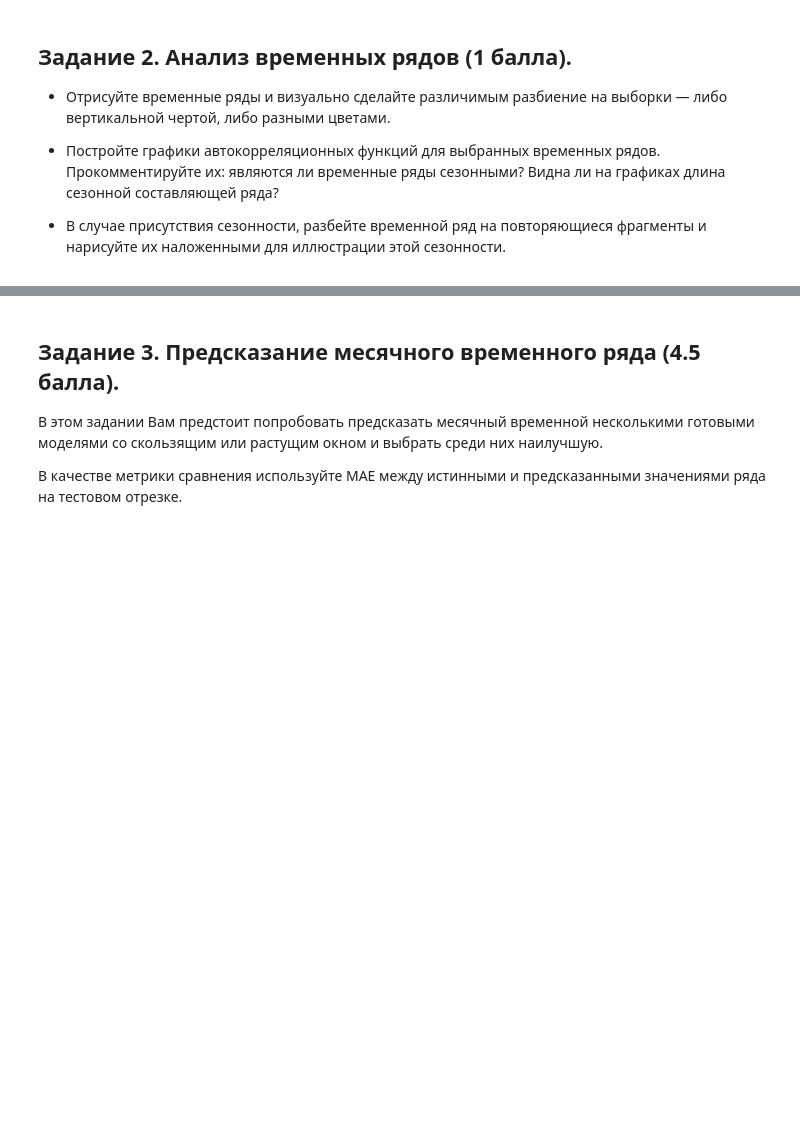
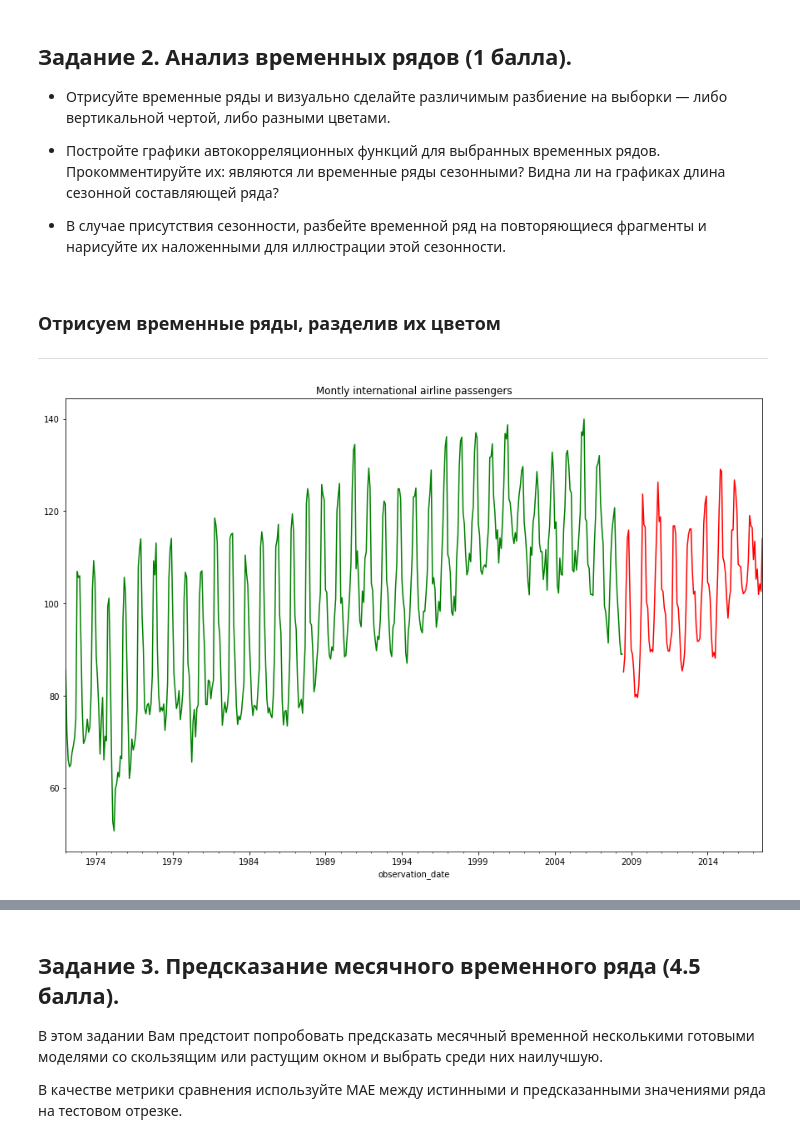
Before and after one commit to aromana33/hw7_dl_2021, a Jupyter notebook: HW4.ipynb, the cells around one changed output, grey strips where cells are left out. Cells and saved outputs as stored; diff of their text form; code cells hidden in the pictures; blank space fills up the shorter version.

```diff
--- a/HW4.ipynb
+++ b/HW4.ipynb
@@ -53,0 +81,5 @@ ts2 = pd.read_csv(...)
+# %%
+ts1 = pd.read_csv('https://raw.githubusercontent.com/aromana33/hw7_dl_2021/main/candy_production.csv', index_col=0)
+# %%
+ts1 = ts1.rename(columns={'IPG3113N': 'value'})
+ts1.index = pd.PeriodIndex(ts1.index, freq='M')
@@ -53,0 +88,5 @@ ts2 = pd.read_csv(...)
+# %%
+# сделаем разбиение на train/test
+from sktime.forecasting.model_selection import temporal_train_test_split
+day_train, day_test = temporal_train_test_split(ts2['value'], test_size=0.2)
+month_train, month_test = temporal_train_test_split(ts1['value'], test_size=0.2)
@@ -67,0 +110,9 @@ plt.show()
+# %% [markdown]
+### Отрисуем временные ряды, разделив их цветом
+---
+# %%
+fig, ax = plt.subplots(1,1, figsize=(15, 10))
+month_train.plot(ax=ax, label='train', color='g', title='Montly international airline passengers')
+month_test.plot(ax=ax, label='test', color='r');
+# %% [output]
+[figure, added]
```
Also changed, not shown: parts of 74 cells of this notebook.
